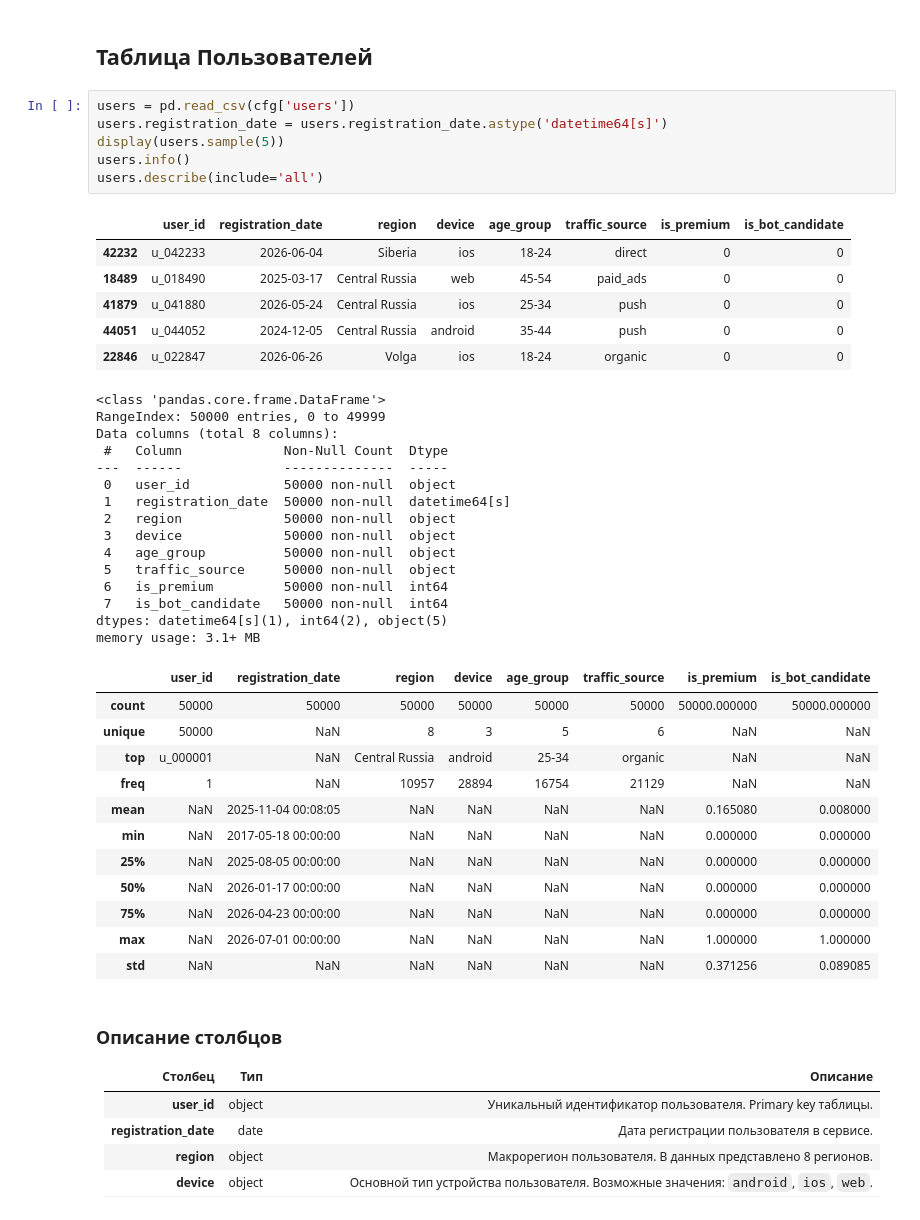
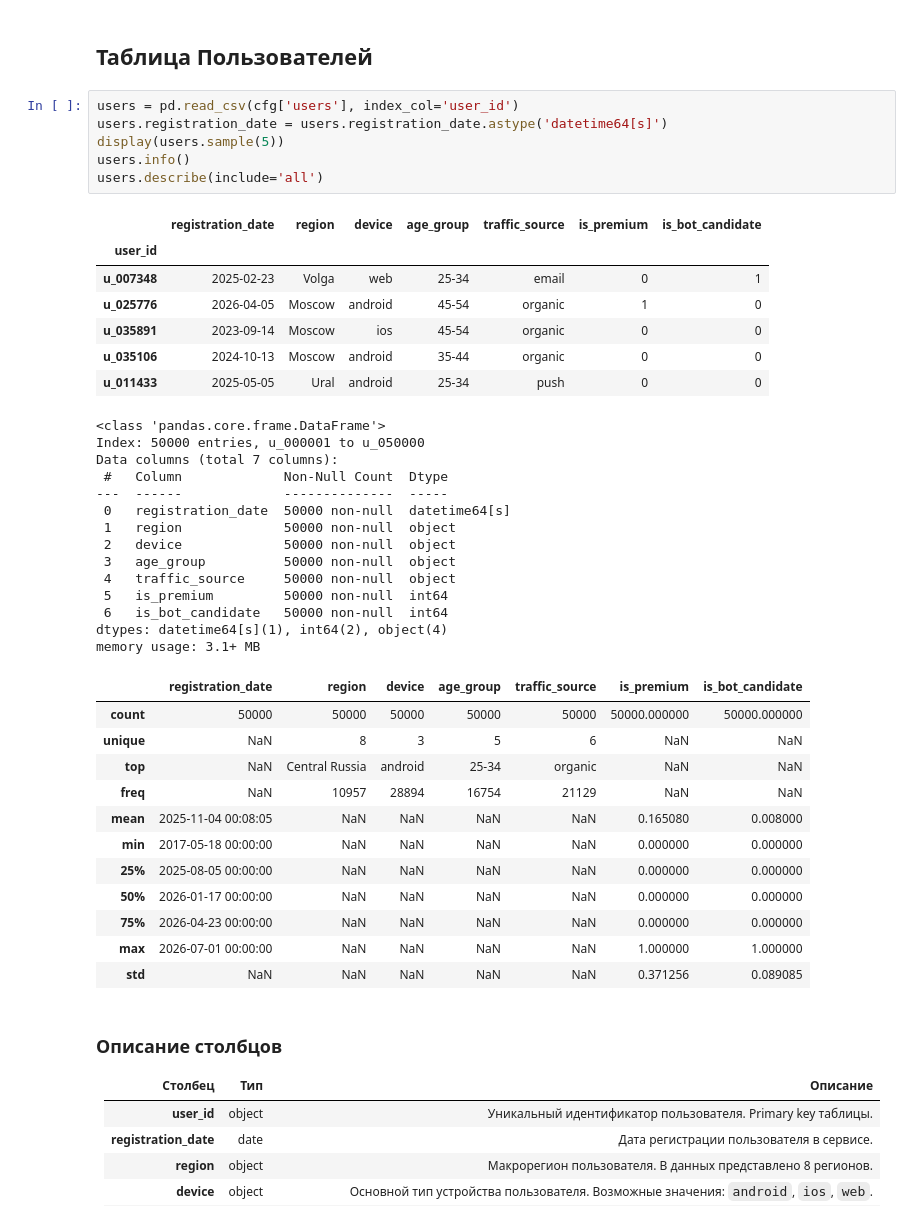
Before and after one commit to Left-for-food/Market_Flow, a Jupyter notebook: AI_deployment_analysis.ipynb, the cells around one changed output. Cells and saved outputs as stored; diff of their text form.

```diff
--- a/AI_deployment_analysis.ipynb
+++ b/AI_deployment_analysis.ipynb
@@ -38,45 +38,45 @@ for name, value in cfg.items():
 # %% [markdown]
 ## **Таблица Пользователей**
 # %%
-users = pd.read_csv(cfg['users'])
+users = pd.read_csv(cfg['users'], index_col='user_id')
 users.registration_date = users.registration_date.astype('datetime64[s]')
 display(users.sample(5))
 users.info()
 users.describe(include='all')
 # %% [output]
-|  | user_id | registration_date | region | device | age_group | traffic_source | is_premium | is_bot_candidate |
-| 42232 | u_042233 | 2026-06-04 | Siberia | ios | 18-24 | direct | 0 | 0 |
-| 18489 | u_018490 | 2025-03-17 | Central Russia | web | 45-54 | paid_ads | 0 | 0 |
-| 41879 | u_041880 | 2026-05-24 | Central Russia | ios | 25-34 | push | 0 | 0 |
-| 44051 | u_044052 | 2024-12-05 | Central Russia | android | 35-44 | push | 0 | 0 |
-| 22846 | u_022847 | 2026-06-26 | Volga | ios | 18-24 | organic | 0 | 0 |
+|  | registration_date | region | device | age_group | traffic_source | is_premium | is_bot_candidate |
+| user_id |  |  |  |  |  |  |  |
+| u_007348 | 2025-02-23 | Volga | web | 25-34 | email | 0 | 1 |
+| u_025776 | 2026-04-05 | Moscow | android | 45-54 | organic | 1 | 0 |
+| u_035891 | 2023-09-14 | Moscow | ios | 45-54 | organic | 0 | 0 |
+| u_035106 | 2024-10-13 | Moscow | android | 35-44 | organic | 0 | 0 |
+| u_011433 | 2025-05-05 | Ural | android | 25-34 | push | 0 | 0 |
 <class 'pandas.core.frame.DataFrame'>
-RangeIndex: 50000 entries, 0 to 49999
-Data columns (total 8 columns):
+Index: 50000 entries, u_000001 to u_050000
+Data columns (total 7 columns):
  #   Column             Non-Null Count  Dtype
 ---  ------             --------------  -----
- 0   user_id            50000 non-null  object
- 1   registration_date  50000 non-null  datetime64[s]
- 2   region             50000 non-null  object
- 3   device             50000 non-null  object
- 4   age_group          50000 non-null  object
- 5   traffic_source     50000 non-null  object
- 6   is_premium         50000 non-null  int64
- 7   is_bot_candidate   50000 non-null  int64
-dtypes: datetime64[s](1), int64(2), object(5)
+ 0   registration_date  50000 non-null  datetime64[s]
+ 1   region             50000 non-null  object
+ 2   device             50000 non-null  object
+ 3   age_group          50000 non-null  object
+ 4   traffic_source     50000 non-null  object
+ 5   is_premium         50000 non-null  int64
+ 6   is_bot_candidate   50000 non-null  int64
+dtypes: datetime64[s](1), int64(2), object(4)
 memory usage: 3.1+ MB
-|  | user_id | registration_date | region | device | age_group | traffic_source | is_premium | is_bot_candidate |
-| count | 50000 | 50000 | 50000 | 50000 | 50000 | 50000 | 50000.000000 | 50000.000000 |
-| unique | 50000 | NaN | 8 | 3 | 5 | 6 | NaN | NaN |
-| top | u_000001 | NaN | Central Russia | android | 25-34 | organic | NaN | NaN |
-| freq | 1 | NaN | 10957 | 28894 | 16754 | 21129 | NaN | NaN |
-| mean | NaN | 2025-11-04 00:08:05 | NaN | NaN | NaN | NaN | 0.165080 | 0.008000 |
-| min | NaN | 2017-05-18 00:00:00 | NaN | NaN | NaN | NaN | 0.000000 | 0.000000 |
-| 25% | NaN | 2025-08-05 00:00:00 | NaN | NaN | NaN | NaN | 0.000000 | 0.000000 |
-| 50% | NaN | 2026-01-17 00:00:00 | NaN | NaN | NaN | NaN | 0.000000 | 0.000000 |
-| 75% | NaN | 2026-04-23 00:00:00 | NaN | NaN | NaN | NaN | 0.000000 | 0.000000 |
-| max | NaN | 2026-07-01 00:00:00 | NaN | NaN | NaN | NaN | 1.000000 | 1.000000 |
-| std | NaN | NaN | NaN | NaN | NaN | NaN | 0.371256 | 0.089085 |
+|  | registration_date | region | device | age_group | traffic_source | is_premium | is_bot_candidate |
+| count | 50000 | 50000 | 50000 | 50000 | 50000 | 50000.000000 | 50000.000000 |
+| unique | NaN | 8 | 3 | 5 | 6 | NaN | NaN |
+| top | NaN | Central Russia | android | 25-34 | organic | NaN | NaN |
+| freq | NaN | 10957 | 28894 | 16754 | 21129 | NaN | NaN |
+| mean | 2025-11-04 00:08:05 | NaN | NaN | NaN | NaN | 0.165080 | 0.008000 |
+| min | 2017-05-18 00:00:00 | NaN | NaN | NaN | NaN | 0.000000 | 0.000000 |
+| 25% | 2025-08-05 00:00:00 | NaN | NaN | NaN | NaN | 0.000000 | 0.000000 |
+| 50% | 2026-01-17 00:00:00 | NaN | NaN | NaN | NaN | 0.000000 | 0.000000 |
+| 75% | 2026-04-23 00:00:00 | NaN | NaN | NaN | NaN | 0.000000 | 0.000000 |
+| max | 2026-07-01 00:00:00 | NaN | NaN | NaN | NaN | 1.000000 | 1.000000 |
+| std | NaN | NaN | NaN | NaN | NaN | 0.371256 | 0.089085 |
 # %% [markdown]
 ### Описание столбцов
 
```
Also changed, not shown: parts of 14 cells of this notebook, 6 other files.
